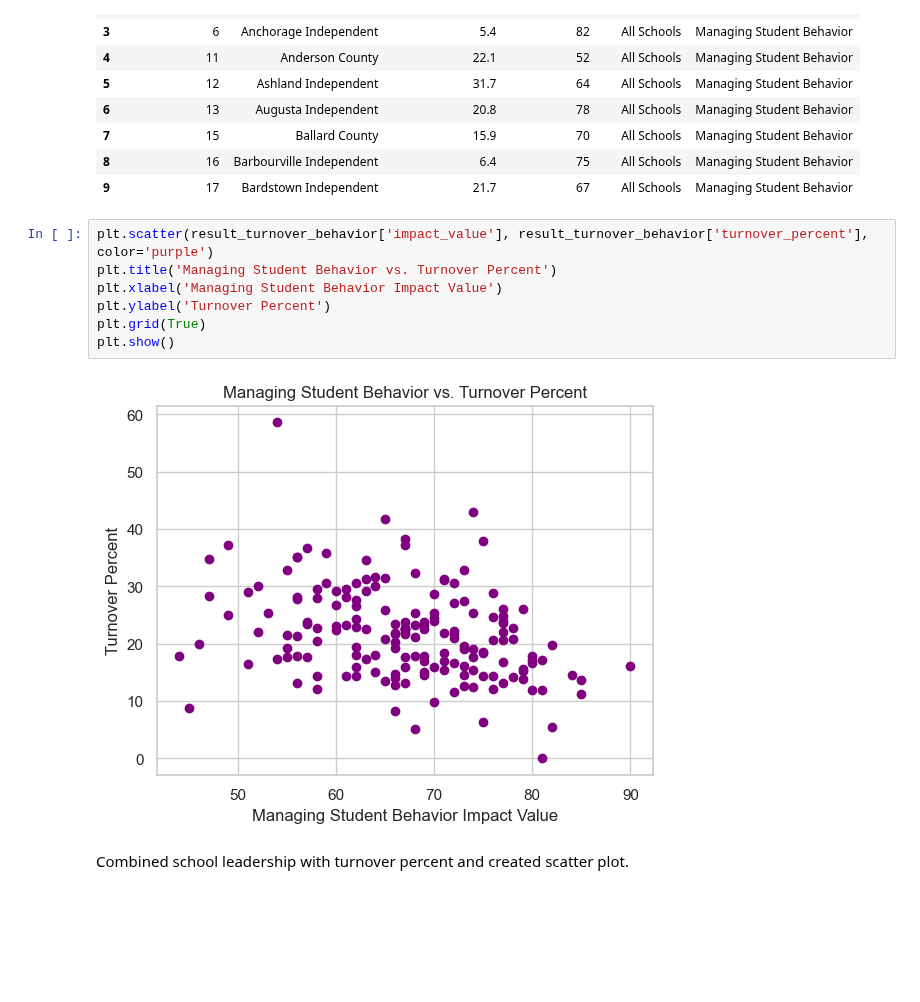
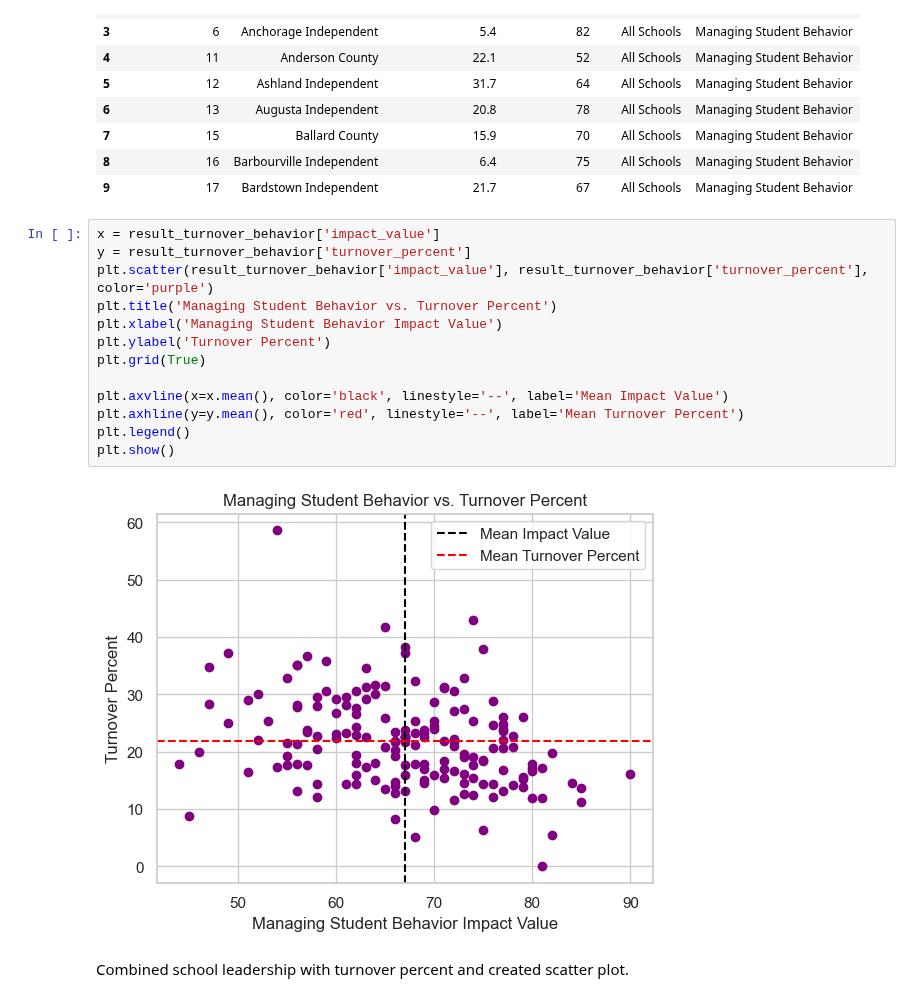
Before and after one commit to LucyHCollins/Teacher_Turnover, a Jupyter notebook: Teacher_Turnover.ipynb, the cells around one changed output. Drawn from its saved outputs; the diff is of its cells as text; blank space fills up the shorter version.

Commit message:
added mean grid lines

```diff
--- a/Teacher_Turnover.ipynb
+++ b/Teacher_Turnover.ipynb
@@ -336,14 +336,20 @@ result_turnover_behavior.head(10)
 | 8 | 16 | Barbourville Independent | 6.4 | 75 | All Schools | Managing Student Behavior |
 | 9 | 17 | Bardstown Independent | 21.7 | 67 | All Schools | Managing Student Behavior |
 # %%
+x = result_turnover_behavior['impact_value']
+y = result_turnover_behavior['turnover_percent']
 plt.scatter(result_turnover_behavior['impact_value'], result_turnover_behavior['turnover_percent'], color='purple')
 plt.title('Managing Student Behavior vs. Turnover Percent')
 plt.xlabel('Managing Student Behavior Impact Value')
 plt.ylabel('Turnover Percent')
 plt.grid(True)
+
+plt.axvline(x=x.mean(), color='black', linestyle='--', label='Mean Impact Value')
+plt.axhline(y=y.mean(), color='red', linestyle='--', label='Mean Turnover Percent')
+plt.legend()
 plt.show()
 # %% [output]
-[figure, old version]
+[figure, new version]
 # %% [markdown]
 Combined school leadership with turnover percent and created scatter plot.
 # %%
```
Also changed, not shown: parts of 1 cell of this notebook.
